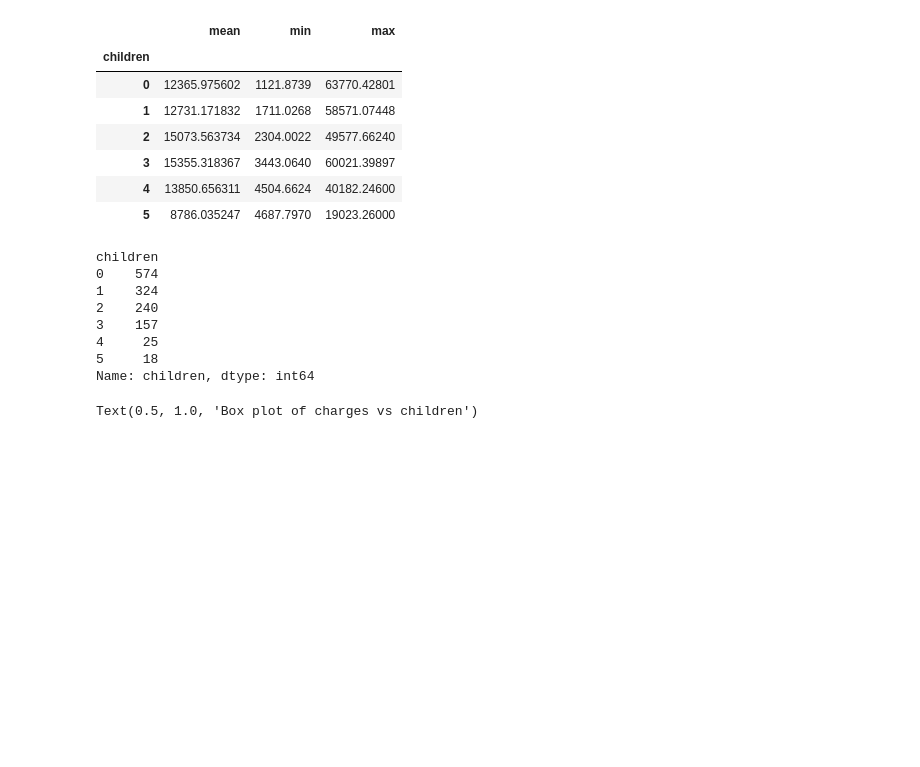
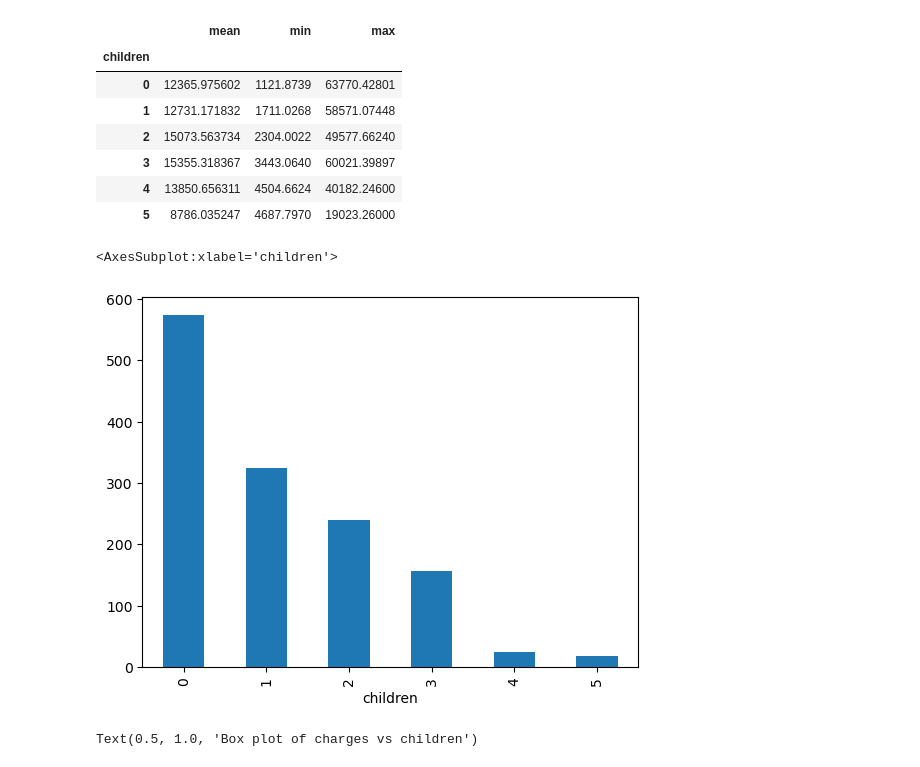
Before and after one commit to AlinaKellyly/EDA-US-insurance-cost, a Jupyter notebook: us-medical-insurance-costs.ipynb, the cells around one changed output. Cells and saved outputs as stored; diff of their text form; code cells hidden in the pictures; blank space fills up the shorter version.

```diff
--- a/us-medical-insurance-costs.ipynb
+++ b/us-medical-insurance-costs.ipynb
@@ -165,16 +183,10 @@ data.groupby('children').agg(['mean', 'min', 'max'])['charges']
 | 4 | 13850.656311 | 4504.6624 | 40182.24600 |
 | 5 | 8786.035247 | 4687.7970 | 19023.26000 |
 # %%
-data.groupby('children')['children'].count()
+data.groupby('children')['children'].count().plot.bar()
 # %% [output]
-children
-0    574
-1    324
-2    240
-3    157
-4     25
-5     18
-Name: children, dtype: int64
+<AxesSubplot:xlabel='children'>
+[figure, added]
 # %%
 plt.figure(figsize=(14,6))
 sns.boxplot(x='children', y = 'charges', hue = 'sex', data = data, palette = 'rainbow')
```
Also changed, not shown: parts of 39 cells of this notebook, 1 other file.
